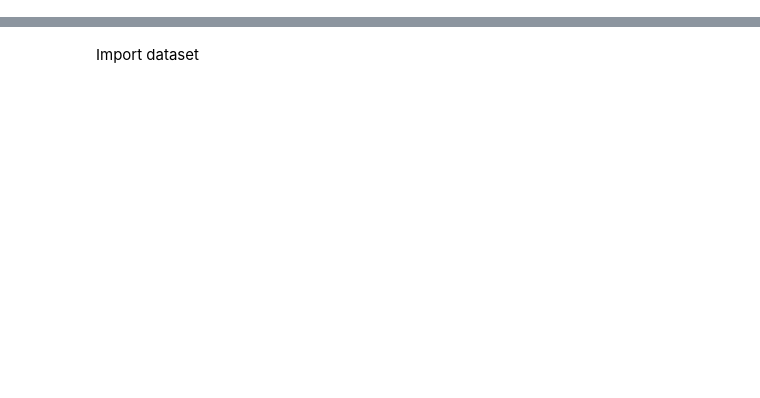
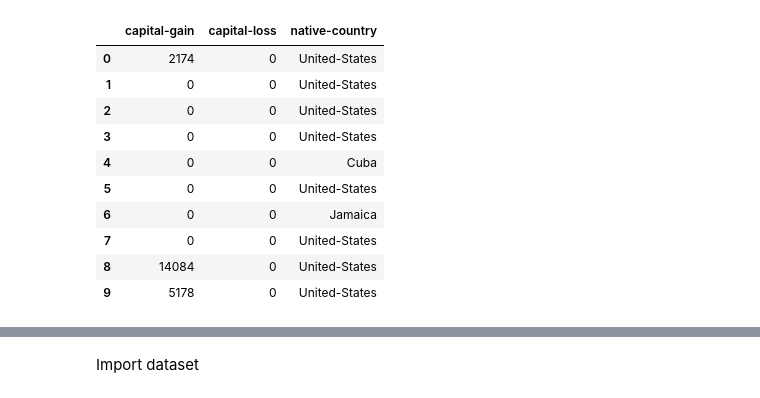
Before and after one commit to stemgene/algorithm-practice, a Jupyter notebook: Apriori/Apriori.ipynb, the cells around one changed output, grey strips where cells are left out. Cells and saved outputs as stored; diff of their text form; code cells hidden in the pictures; blank space fills up the shorter version.

```diff
--- a/Apriori/Apriori.ipynb
+++ b/Apriori/Apriori.ipynb
@@ -0,0 +111,15 @@
+# %%
+data = df.head(10)[['capital-gain', 'capital-loss', 'native-country']]
+data
+# %% [output]
+|  | capital-gain | capital-loss | native-country |
+| 0 | 2174 | 0 | United-States |
+| 1 | 0 | 0 | United-States |
+| 2 | 0 | 0 | United-States |
+| 3 | 0 | 0 | United-States |
+| 4 | 0 | 0 | Cuba |
+| 5 | 0 | 0 | United-States |
+| 6 | 0 | 0 | Jamaica |
+| 7 | 0 | 0 | United-States |
+| 8 | 14084 | 0 | United-States |
+| 9 | 5178 | 0 | United-States |
```
Also changed, not shown: parts of 32 cells of this notebook, 2 other files.
